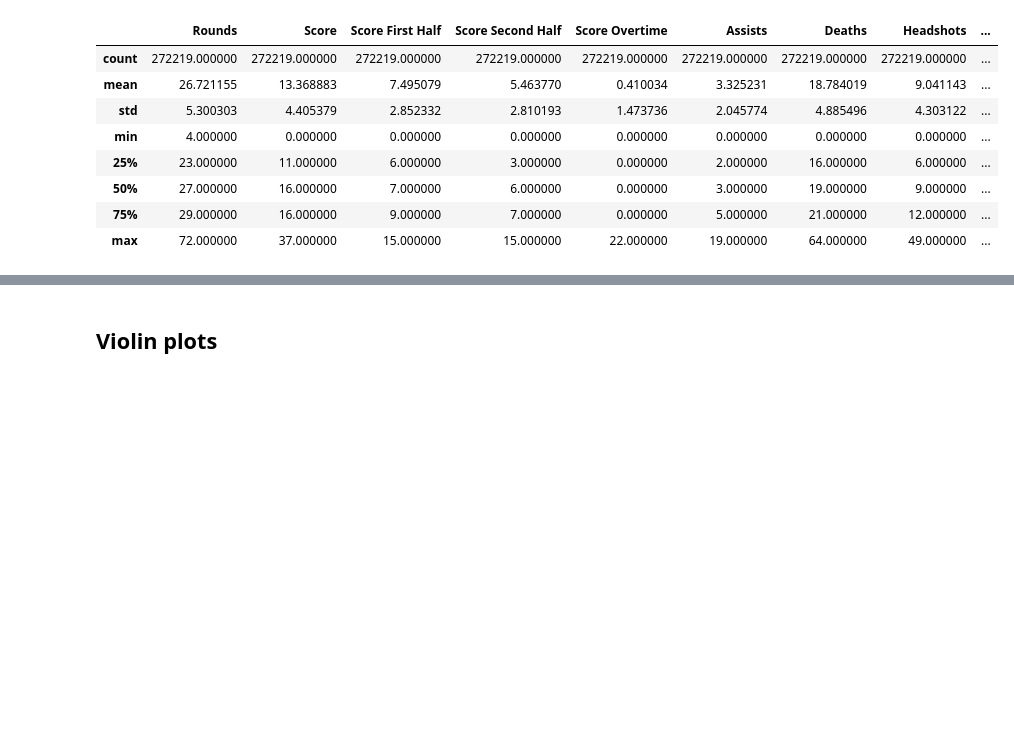
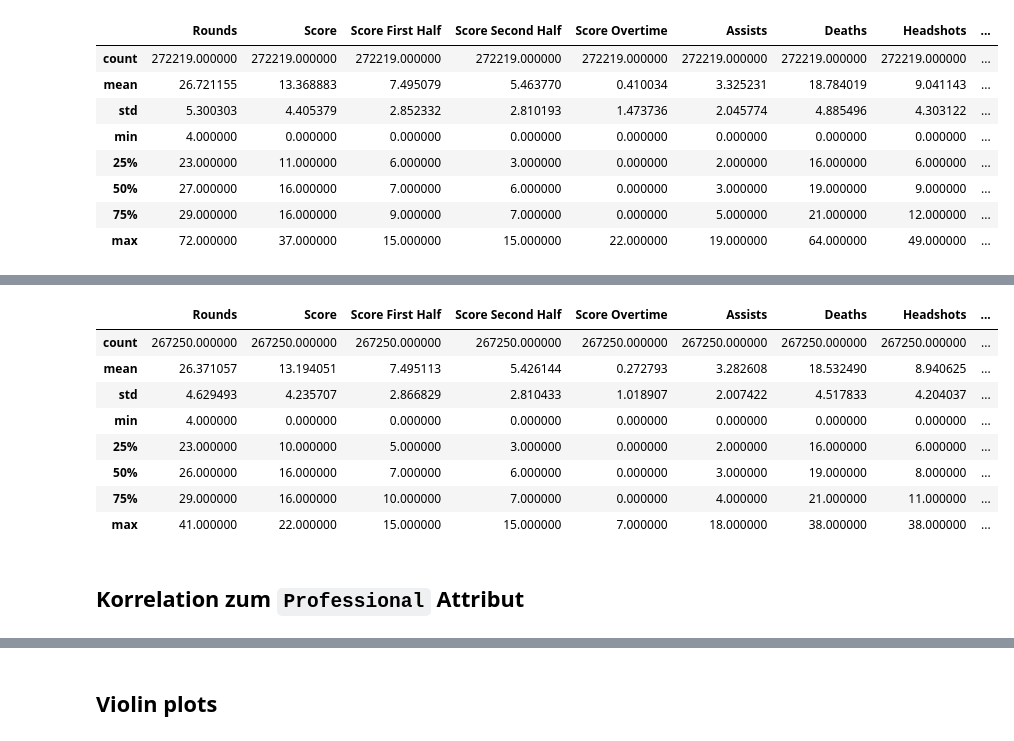
Before and after one commit to relativityhd/csgo-data-analysis, a Jupyter notebook: src/data-exploring.ipynb, the cells around one changed output, grey strips where cells are left out. Saved outputs shown, nothing was run; the diff lists cells and outputs as text; code cells hidden in the pictures; blank space fills up the shorter version.

```diff
--- a/src/data-exploring.ipynb
+++ b/src/data-exploring.ipynb
@@ -167,0 +97,16 @@ counts[1] / (counts[0] + counts[1])
+# %%
+df = df[df["Kills"] >= 0]
+df = df[df["Rounds"] < 42]
+df.describe()
+# %% [output]
+|  | Rounds | Score | Score First Half | Score Second Half | Score Overtime | Assists | Deaths | Headshots | ... |
+| count | 267250.000000 | 267250.000000 | 267250.000000 | 267250.000000 | 267250.000000 | 267250.000000 | 267250.000000 | 267250.000000 | ... |
+| mean | 26.371057 | 13.194051 | 7.495113 | 5.426144 | 0.272793 | 3.282608 | 18.532490 | 8.940625 | ... |
+| std | 4.629493 | 4.235707 | 2.866829 | 2.810433 | 1.018907 | 2.007422 | 4.517833 | 4.204037 | ... |
+| min | 4.000000 | 0.000000 | 0.000000 | 0.000000 | 0.000000 | 0.000000 | 0.000000 | 0.000000 | ... |
+| 25% | 23.000000 | 10.000000 | 5.000000 | 3.000000 | 0.000000 | 2.000000 | 16.000000 | 6.000000 | ... |
+| 50% | 26.000000 | 16.000000 | 7.000000 | 6.000000 | 0.000000 | 3.000000 | 19.000000 | 8.000000 | ... |
+| 75% | 29.000000 | 16.000000 | 10.000000 | 7.000000 | 0.000000 | 4.000000 | 21.000000 | 11.000000 | ... |
+| max | 41.000000 | 22.000000 | 15.000000 | 15.000000 | 7.000000 | 18.000000 | 38.000000 | 38.000000 | ... |
+# %% [markdown]
+## Korrelation zum `Professional` Attribut
```
Also changed, not shown: parts of 24 cells of this notebook.
